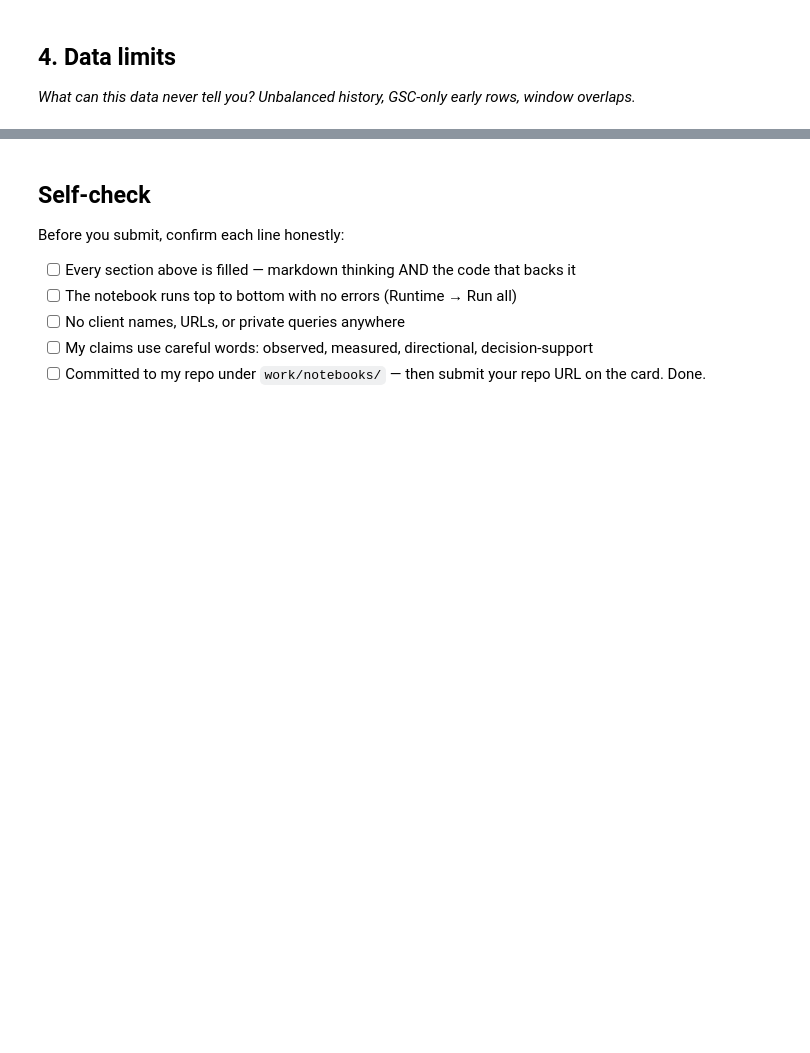
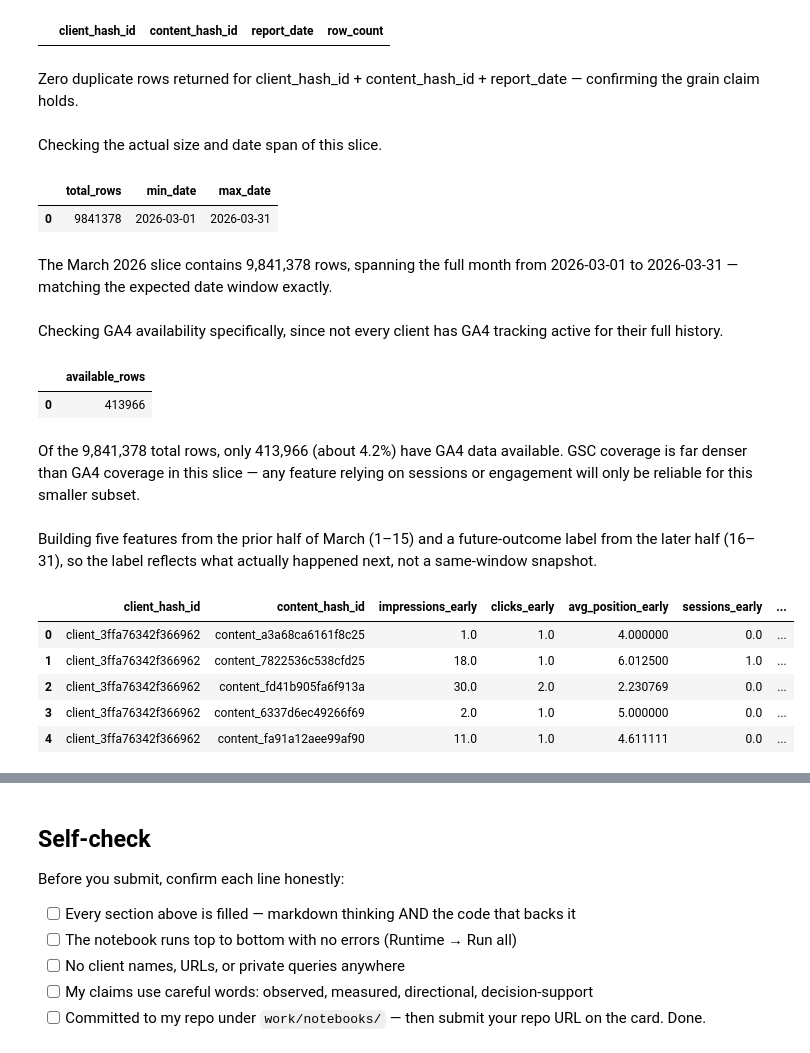
Before and after one commit to him2079/flyrank-ml-internship, a Jupyter notebook: work/notebooks/w03_data_contract.ipynb, the cells around one changed output, grey strips where cells are left out. Cells and saved outputs as stored; diff of their text form; code cells hidden in the pictures; blank space fills up the shorter version.

```diff
--- a/work/notebooks/w03_data_contract.ipynb
+++ b/work/notebooks/w03_data_contract.ipynb
@@ -27,7 +81,79 @@ This skeleton is yours to fill. Work the sections **in order** — each one has
 # %%
 # This cell is for CODE (numbers, a query, a check).
 # Write your text answer in the cell ABOVE this one — typing sentences here breaks Run All.
+q1 = con.execute("""
+    SELECT client_hash_id, content_hash_id, report_date, COUNT(*) as row_count
+    FROM read_parquet('hf://datasets/FlyRank/internship-warehouse/fact_content_daily_performance/month=2026-03/*.parquet')
+    GROUP BY 1,2,3
+    HAVING COUNT(*) > 1
+    LIMIT 10
+""").df()
+q1
+# %% [output]
+|  | client_hash_id | content_hash_id | report_date | row_count |
-# %% [markdown]
-## 4. Data limits
-
-*What can this data never tell you? Unbalanced history, GSC-only early rows, window overlaps.*
+# %% [markdown]
+Zero duplicate rows returned for client_hash_id + content_hash_id + report_date — confirming the grain claim holds.
+# %% [markdown]
+Checking the actual size and date span of this slice.
+# %%
+q2 = con.execute("""
+    SELECT COUNT(*) as total_rows, MIN(report_date) as min_date, MAX(report_date) as max_date
+    FROM read_parquet('hf://datasets/FlyRank/internship-warehouse/fact_content_daily_performance/month=2026-03/*.parquet')
+""").df()
+q2
+# %% [output]
+|  | total_rows | min_date | max_date |
+| 0 | 9841378 | 2026-03-01 | 2026-03-31 |
+# %% [markdown]
+The March 2026 slice contains 9,841,378 rows, spanning the full month from 2026-03-01 to 2026-03-31 — matching the expected date window exactly.
+# %% [markdown]
+Checking GA4 availability specifically, since not every client has GA4 tracking active for their full history.
+# %%
+q3 = con.execute("""
+    SELECT COUNT(*) as available_rows
+    FROM read_parquet('hf://datasets/FlyRank/internship-warehouse/fact_content_daily_performance/month=2026-03/*.parquet')
+    WHERE ga4_data_available IS TRUE
+""").df()
+q3
+# %% [output]
+|  | available_rows |
+| 0 | 413966 |
+# %% [markdown]
+Of the 9,841,378 total rows, only 413,966 (about 4.2%) have GA4 data available. GSC coverage is far denser than GA4 coverage in this slice — any feature relying on sessions or engagement will only be reliable for this smaller subset.
+# %% [markdown]
+Building five features from the prior half of March (1–15) and a future-outcome label from the later half (16–31), so the label reflects what actually happened next, not a same-window snapshot.
+# %%
+features_df = con.execute("""
+WITH early AS (
+    SELECT client_hash_id, content_hash_id,
+        SUM(gsc_impressions) as impressions_early,
+        SUM(gsc_clicks) as clicks_early,
+        AVG(gsc_avg_position) as avg_position_early,
+        SUM(ga4_sessions) as sessions_early,
+        SUM(ga4_engaged_sessions) as engaged_sessions_early
+    FROM read_parquet('hf://datasets/FlyRank/internship-warehouse/fact_content_daily_performance/month=2026-03/*.parquet')
+    WHERE report_date BETWEEN '2026-03-01' AND '2026-03-15'
+    GROUP BY 1,2
+),
+late AS (
+    SELECT client_hash_id, content_hash_id,
+        SUM(gsc_clicks) as clicks_late
+    FROM read_parquet('hf://datasets/FlyRank/internship-warehouse/fact_content_daily_performance/month=2026-03/*.parquet')
+    WHERE report_date BETWEEN '2026-03-16' AND '2026-03-31'
+    GROUP BY 1,2
+)
+SELECT e.*, l.clicks_late,
+    CASE WHEN l.clicks_late < e.clicks_early THEN 1 ELSE 0 END as is_declining
+FROM early e
+JOIN late l ON e.client_hash_id = l.client_hash_id AND e.content_hash_id = l.content_hash_id
+WHERE e.clicks_early > 0
+""").df()
+
+features_df.head()
+# %% [output]
+|  | client_hash_id | content_hash_id | impressions_early | clicks_early | avg_position_early | sessions_early | ... |
+| 0 | client_3ffa76342f366962 | content_a3a68ca6161f8c25 | 1.0 | 1.0 | 4.000000 | 0.0 | ... |
+| 1 | client_3ffa76342f366962 | content_7822536c538cfd25 | 18.0 | 1.0 | 6.012500 | 1.0 | ... |
+| 2 | client_3ffa76342f366962 | content_fd41b905fa6f913a | 30.0 | 2.0 | 2.230769 | 0.0 | ... |
+| 3 | client_3ffa76342f366962 | content_6337d6ec49266f69 | 2.0 | 1.0 | 5.000000 | 0.0 | ... |
+| 4 | client_3ffa76342f366962 | content_fa91a12aee99af90 | 11.0 | 1.0 | 4.611111 | 0.0 | ... |
```
Also changed, not shown: parts of 15 cells of this notebook.
